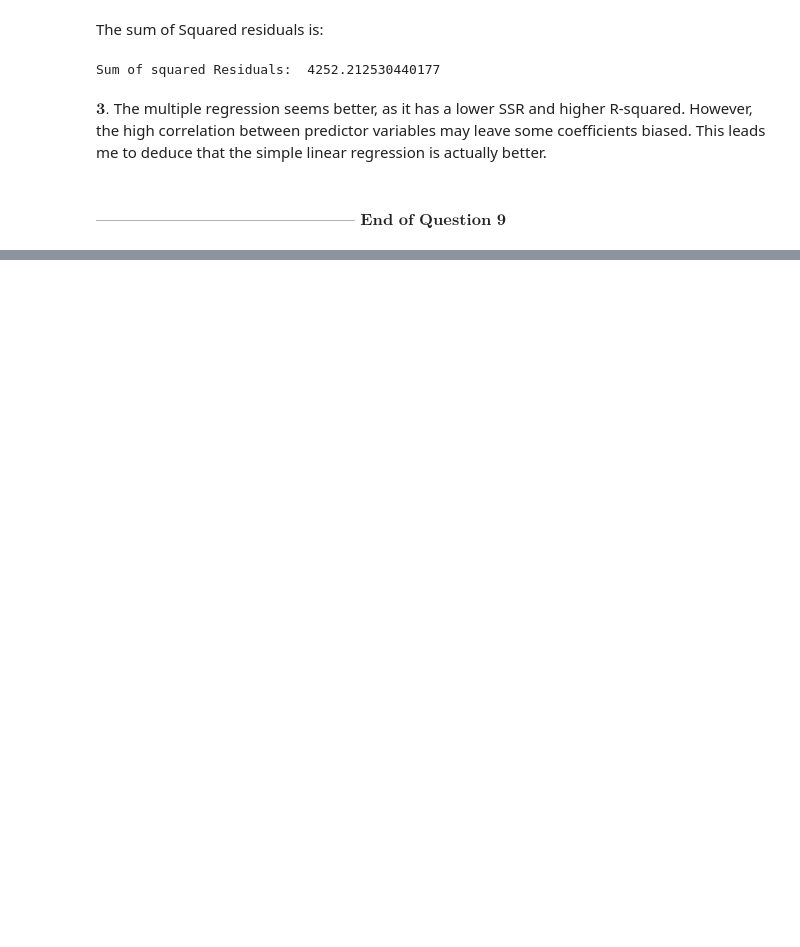
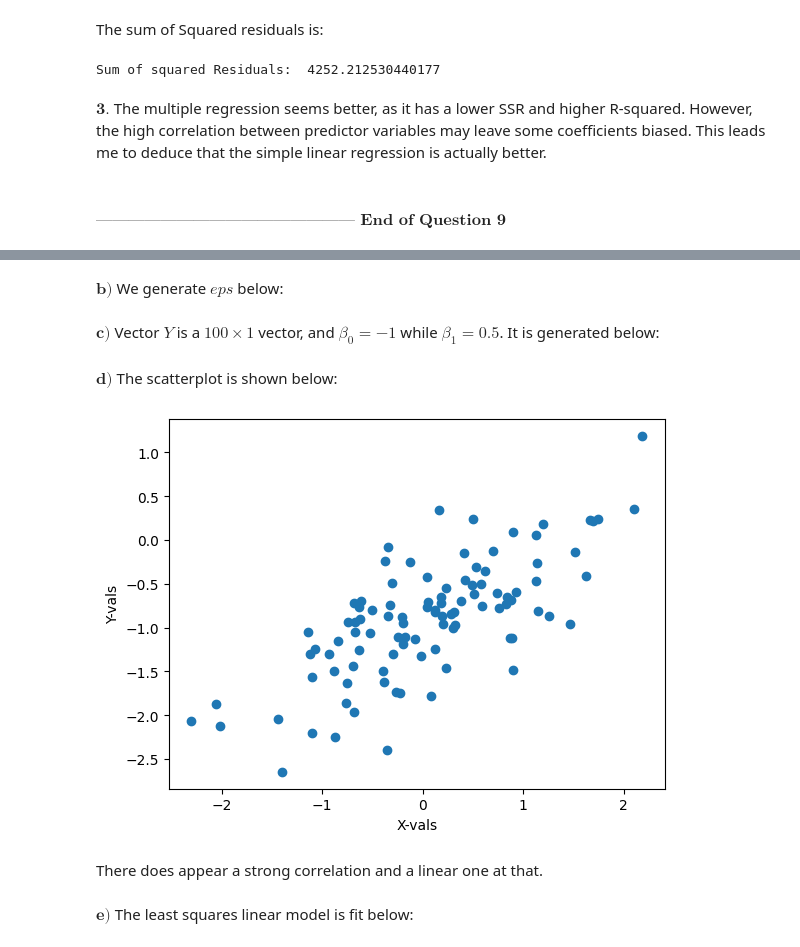
Before and after one commit to dg3358/Georgia-Tech-MATH-4803, a Jupyter notebook: HW 1/HW_1.ipynb, the cells around one changed output, grey strips where cells are left out. Saved outputs shown, nothing was run; the diff lists cells and outputs as text; code cells hidden in the pictures; blank space fills up the shorter version.

```diff
--- a/HW 1/HW_1.ipynb
+++ b/HW 1/HW_1.ipynb
@@ -423,0 +432,26 @@ Text(0.5, 0.98, 'My plot')
+# %%
+np.random.seed(1);
+
+#part a
+xvars = np.random.normal(0,1,100);
+# %% [markdown]
+$\textbf{b)}$ We generate $eps$ below:
+# %%
+eps = np.random.normal(0,.5,100);
+# %% [markdown]
+$\textbf{c)}$ Vector $Y$ is a $100 \times 1$ vector, and $\beta_0 = -1$ while $\beta_1 = 0.5$. It is generated below:
+# %%
+y = -1 + .5*xvars + eps;
+# %% [markdown]
+$\textbf{d)}$ The scatterplot is shown below:
+# %%
+plt.scatter(xvars, y);
+plt.xlabel("X-vals");
+plt.ylabel("Y-vals");
+plt.show();
+# %% [output]
+[figure, added]
+# %% [markdown]
+There does appear a strong correlation and a linear one at that.
+# %% [markdown]
+$\textbf{e)}$ The least squares linear model is fit below:
```
Also changed, not shown: parts of 36 cells of this notebook.
